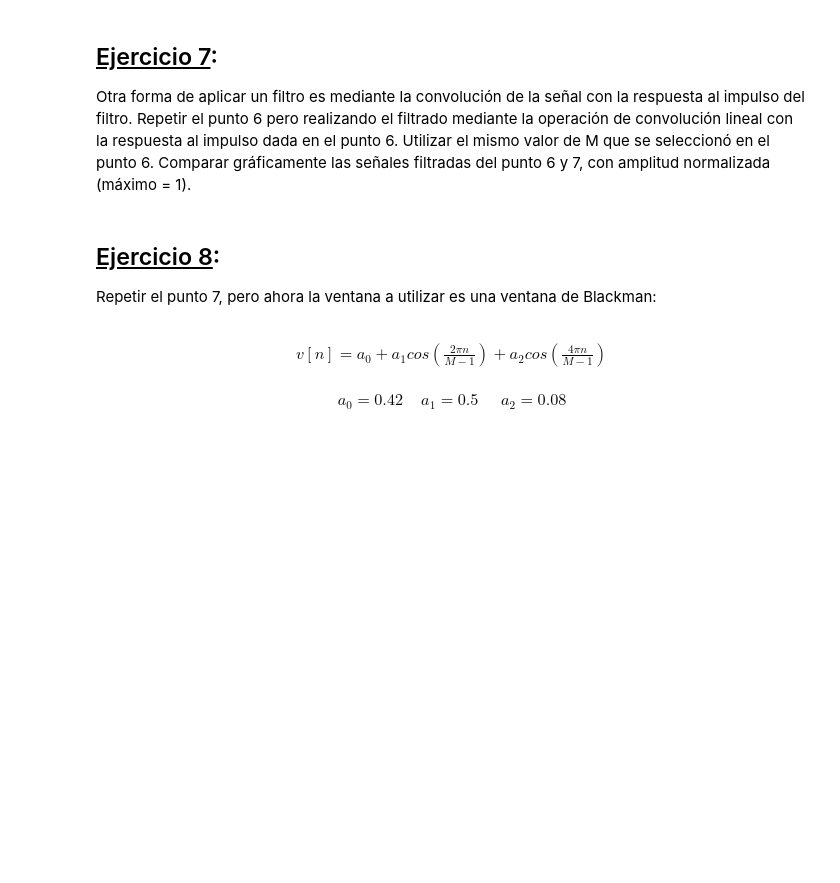
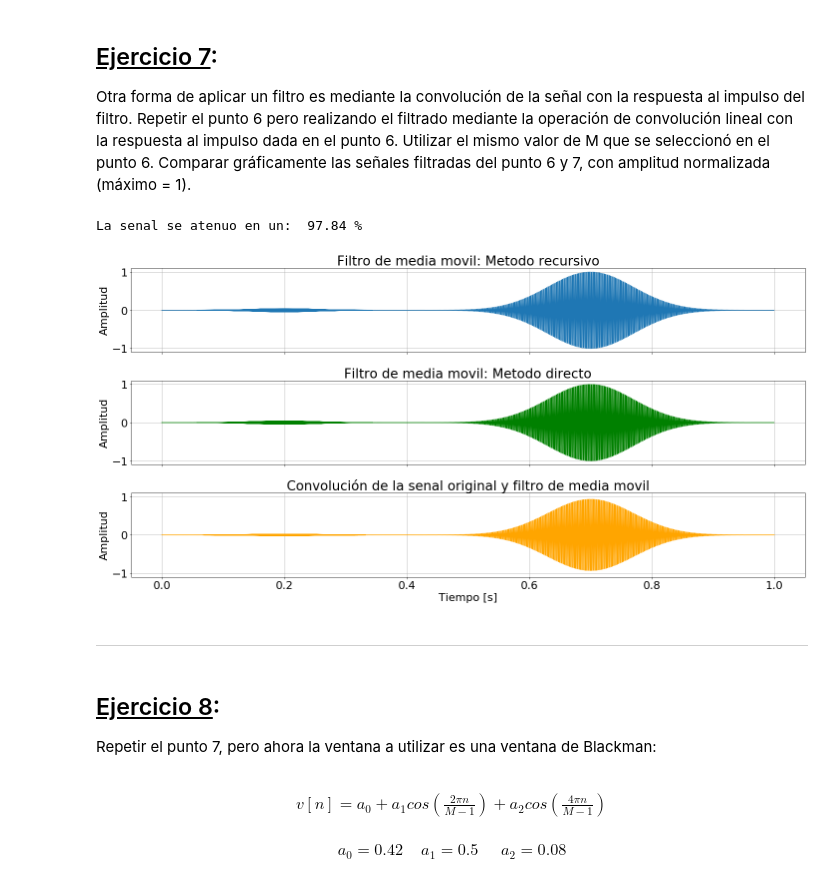
Before and after one commit to reborafs/dsp-untref, a Jupyter notebook: notebook/TP1.ipynb, the cells around one changed output. Drawn from its saved outputs; the diff is of its cells as text; code cells hidden in the pictures; blank space fills up the shorter version.

```diff
--- a/notebook/TP1.ipynb
+++ b/notebook/TP1.ipynb
@@ -453,7 +454,7 @@ Una vez implementado, determinar algún valor particular de $M$, explicando el c
 # %% [markdown]
 ###   METODO DIRECTO
 # %%
-window_len = 101
+window_len = 18 #probamos con un for dale?
 
 
 start = time.time()
@@ -461,7 +462,7 @@ filtered_signal = mediamovild(y, window_len)
 finish = time.time()
 direct_method_time = finish-start
 
-filtered_signal = filtered_signal/max(abs(filtered_signal))
+filtered_signal = filtered_signal/max(abs(filtered_signal)) #Señal filtrada normalizada
 
 plt.rcParams.update({'font.size': 22})
 fig, axs = plt.subplots(2, 1, sharex=True, sharey=True, figsize=[20, 10])
@@ -479,5 +480,5 @@ for ax in axs.flat:
 
 
 
-print('La senal se atenuo en un: ',100*((max(y[:20000])-max(filtered_signal[:20000]))/max(y[:20000])),"%")
+print('La senal se atenuo en un: ',round(100*((max(y[:20000])-max(filtered_signal[:20000]))/max(y[:20000])),2),"%")
 # %% [output]
@@ -486,8 +487,6 @@ La senal se atenuo en un:  96.28772948745153 %
 # %% [markdown]
 ###   METODO RECURSIVO
 # %%
-window_len = 101
-
 start = time.time()
 filtered_signal = mediamovildr(y, window_len)
 finish = time.time()
@@ -508,5 +507,5 @@ axs.flat[1].set(ylabel='Amplitud', xlabel='Tiempo [s]')
 for ax in axs.flat:
     ax.grid()
 
-print('La senal se atenuo en un: ',100*((max(y[:20000])-max(filtered_signal[:20000]))/max(y[:20000])),"%")
+print('La senal se atenuo en un: ',round(100*((max(y[:20000])-max(filtered_signal[:20000]))/max(y[:20000])),2),"%")
 # %% [output]
@@ -522,6 +521,32 @@ El metodo recursivo tardo: 0.054 segundos.
 ## <u>Ejercicio 7</u>:
 
 Otra forma de aplicar un filtro es mediante la convolución de la señal con la respuesta al impulso del filtro. Repetir el punto 6 pero realizando el filtrado mediante la operación de convolución lineal con la respuesta al impulso dada en el punto 6. Utilizar el mismo valor de M que se seleccionó en el punto 6. Comparar gráficamente las señales filtradas del punto 6 y 7, con amplitud normalizada (máximo = 1).
+# %%
+yconv_filter_mediamovil = mediamovil_conv(y, window_len)
+
+plt.rcParams.update({'font.size': 22})
+fig, axs = plt.subplots(3, 1, sharex=True, sharey=True, figsize=[20, 10])
+axs[0].plot(vector_t[:-window_len+1], filtered_signal)
+axs[0].set_title('Filtro de media movil: Metodo recursivo')
+axs[1].plot(vector_t[:-window_len+1], filtered_signal, color='green')
+axs[1].set_title('Filtro de media movil: Metodo directo')
+axs[2].plot(vector_t, yconv_filter_mediamovil[:-17], color='orange')
+axs[2].set_title('Convolución de la senal original y filtro de media movil')
+fig.tight_layout()
+axs.flat[0].set(ylabel='Amplitud')
+axs.flat[1].set(ylabel='Amplitud')
+axs.flat[2].set(ylabel='Amplitud', xlabel='Tiempo [s]')
+
+for ax in axs.flat:
+    ax.grid()
+
+
+print('La senal se atenuo en un: ',round(100*((max(y[:20000])-max(yconv_filter_mediamovil[:20000]))/max(y[:20000])),2),"%")
+# %% [output]
+La senal se atenuo en un:  97.84 %
+[figure, added]
+# %% [markdown]
+---
 # %% [markdown]
 ## <u>Ejercicio 8</u>:
 Repetir el punto 7, pero ahora la ventana a utilizar es una ventana de Blackman: <br><br>
```
Also changed, not shown: parts of 11 cells of this notebook, 3 other files.
